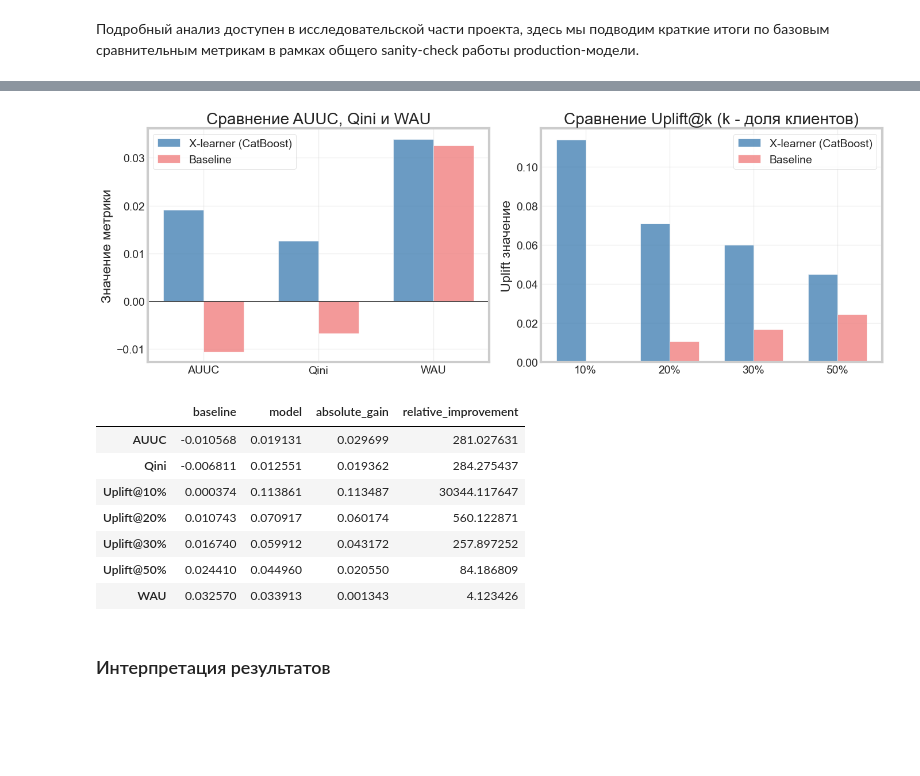
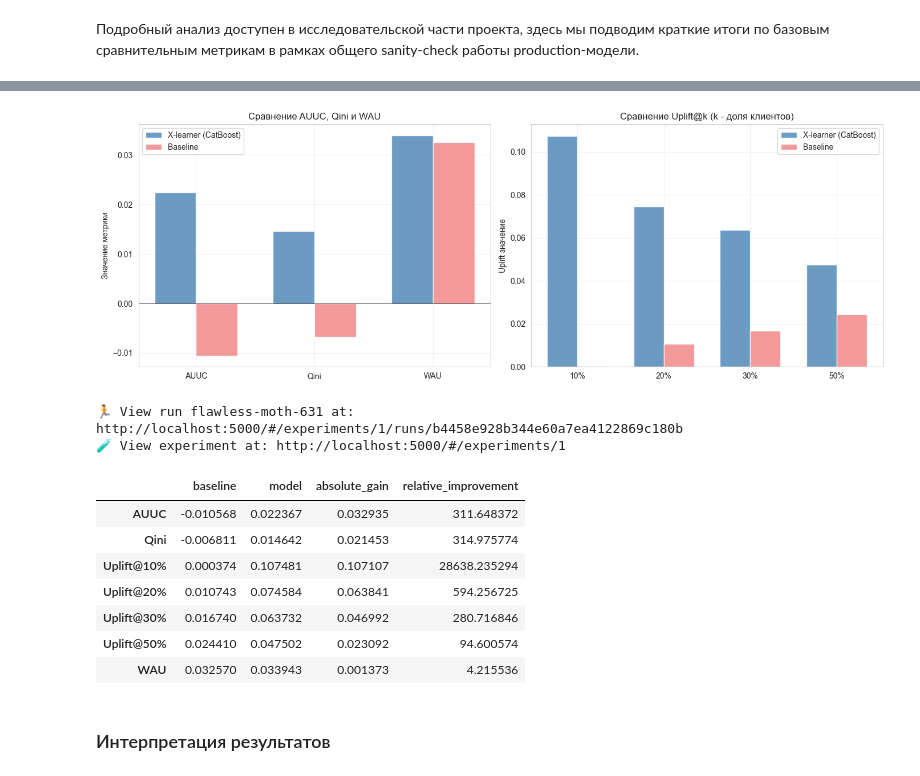
Before and after one commit to VShilovich/uplift-modeling-hse, a Jupyter notebook: mlflow/jupyter_notebooks/Experiments.ipynb, the cells around one changed output, grey strips where cells are left out. Saved outputs shown, nothing was run; the diff lists cells and outputs as text; code cells hidden in the pictures; blank space fills up the shorter version.

```diff
--- a/mlflow/jupyter_notebooks/Experiments.ipynb
+++ b/mlflow/jupyter_notebooks/Experiments.ipynb
@@ -725,13 +983,13 @@ for idx, row in false_pos.iterrows():
 # %%
 models_data = {
     'X-learner (CatBoost)': {
-        'AUUC': 0.019131,
-        'Qini': 0.012551,
-        'Uplift@10%': 0.113861,
-        'Uplift@20%': 0.070917,
-        'Uplift@30%': 0.059912,
-        'Uplift@50%': 0.044960,
-        'WAU': 0.033913,
+        'AUUC': 0.022367,
+        'Qini': 0.014642,
+        'Uplift@10%': 0.107481,
+        'Uplift@20%': 0.074584,
+        'Uplift@30%': 0.063732,
+        'Uplift@50%': 0.047502,
+        'WAU': 0.033943,
     },
     'Baseline (CatBoost)': {
         'AUUC': -0.010568,
@@ -755,42 +1013,73 @@ fig, axes = plt.subplots(1, 2, figsize=(14, 5))
 
 # График 1: Сравнение AUUC, Qini и WAU
 metrics_primary = ['AUUC', 'Qini', 'WAU']
 x = np.arange(len(metrics_primary))
 width = 0.35
 
-axes[0].bar(x - width/2, df_comparison.loc['X-learner (CatBoost)', metrics_primary],
-            width, label='X-learner (CatBoost)', color='steelblue', alpha=0.8)
-axes[0].bar(x + width/2, df_comparison.loc['Baseline (CatBoost)', metrics_primary],
-            width, label='Baseline', color='lightcoral', alpha=0.8)
+axes[0].bar(
+    x - width/2,
+    df_comparison.loc['X-learner (CatBoost)', metrics_primary],
+    width,
+    label='X-learner (CatBoost)',
+    color='steelblue',
+    alpha=0.8
+)
+axes[0].bar(
+    x + width/2,
+    df_comparison.loc['Baseline (CatBoost)', metrics_primary],
+    width,
+    label='Baseline',
+    color='lightcoral',
+    alpha=0.8
+)
 
 axes[0].set_ylabel('Значение метрики')
 axes[0].set_title('Сравнение AUUC, Qini и WAU')
 axes[0].set_xticks(x)
 axes[0].set_xticklabels(metrics_primary)
 axes[0].axhline(y=0, color='black', linestyle='-', linewidth=0.5)
 axes[0].legend()
 axes[0].grid(True, alpha=0.3)
 
 # График 2: Uplift@k
 uplift_ks = ['Uplift@10%', 'Uplift@20%', 'Uplift@30%', 'Uplift@50%']
 x = np.arange(len(uplift_ks))
 
-axes[1].bar(x - width/2, df_comparison.loc['X-learner (CatBoost)', uplift_ks],
-            width, label='X-learner (CatBoost)', color='steelblue', alpha=0.8)
-axes[1].bar(x + width/2, df_comparison.loc['Baseline (CatBoost)', uplift_ks],
-            width, label='Baseline', color='lightcoral', alpha=0.8)
+axes[1].bar(
+    x - width/2,
+    df_comparison.loc['X-learner (CatBoost)', uplift_ks],
+    width,
+    label='X-learner (CatBoost)',
+    color='steelblue',
+    alpha=0.8
+)
+axes[1].bar(
+    x + width/2,
+    df_comparison.loc['Baseline (CatBoost)', uplift_ks],
+    width,
+    label='Baseline',
+    color='lightcoral',
+    alpha=0.8
+)
 
 axes[1].set_ylabel('Uplift значение')
 axes[1].set_title('Сравнение Uplift@k (k - доля клиентов)')
 axes[1].set_xticks(x)
 axes[1].set_xticklabels([k.replace('Uplift@', '') for k in uplift_ks])
 axes[1].legend()
 axes[1].grid(True, alpha=0.3)
 
 plt.tight_layout()
 plt.show()
+
+with mlflow.start_run(run_id=run_id):
+    mlflow.log_figure(fig, "baseline_vs_final_comparison.png")
+
+plt.close(fig)
 # %% [output]
-[figure, old version]
+[figure, new version]
+🏃 View run flawless-moth-631 at: http://localhost:5000/#/experiments/1/runs/b4458e928b344e60a7ea4122869c180b
+🧪 View experiment at: http://localhost:5000/#/experiments/1
 # %%
 improvement = {}
 for metric in df_comparison.columns:
@@ -814,12 +1103,12 @@ df_improvement = df_improvement.round(6)
 df_improvement
 # %% [output]
 |  | baseline | model | absolute_gain | relative_improvement |
-| AUUC | -0.010568 | 0.019131 | 0.029699 | 281.027631 |
-| Qini | -0.006811 | 0.012551 | 0.019362 | 284.275437 |
-| Uplift@10% | 0.000374 | 0.113861 | 0.113487 | 30344.117647 |
-| Uplift@20% | 0.010743 | 0.070917 | 0.060174 | 560.122871 |
-| Uplift@30% | 0.016740 | 0.059912 | 0.043172 | 257.897252 |
-| Uplift@50% | 0.024410 | 0.044960 | 0.020550 | 84.186809 |
-| WAU | 0.032570 | 0.033913 | 0.001343 | 4.123426 |
+| AUUC | -0.010568 | 0.022367 | 0.032935 | 311.648372 |
+| Qini | -0.006811 | 0.014642 | 0.021453 | 314.975774 |
+| Uplift@10% | 0.000374 | 0.107481 | 0.107107 | 28638.235294 |
+| Uplift@20% | 0.010743 | 0.074584 | 0.063841 | 594.256725 |
+| Uplift@30% | 0.016740 | 0.063732 | 0.046992 | 280.716846 |
+| Uplift@50% | 0.024410 | 0.047502 | 0.023092 | 94.600574 |
+| WAU | 0.032570 | 0.033943 | 0.001373 | 4.215536 |
 # %% [markdown]
 ### Интерпретация результатов
```
Also changed, not shown: parts of 33 cells of this notebook, 4 other files.
